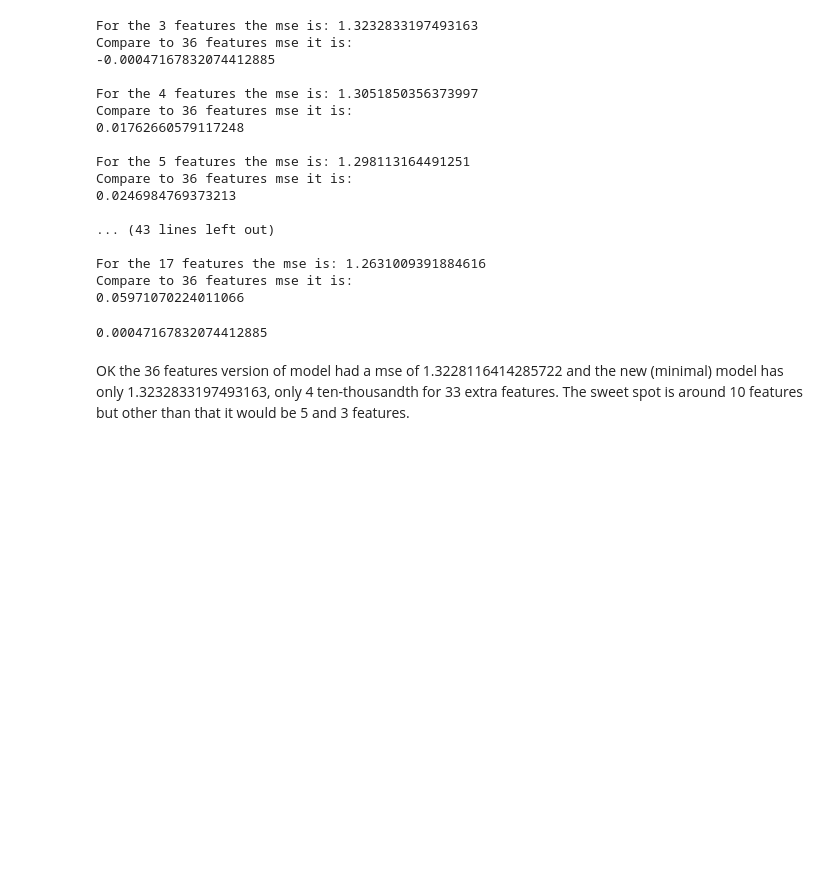
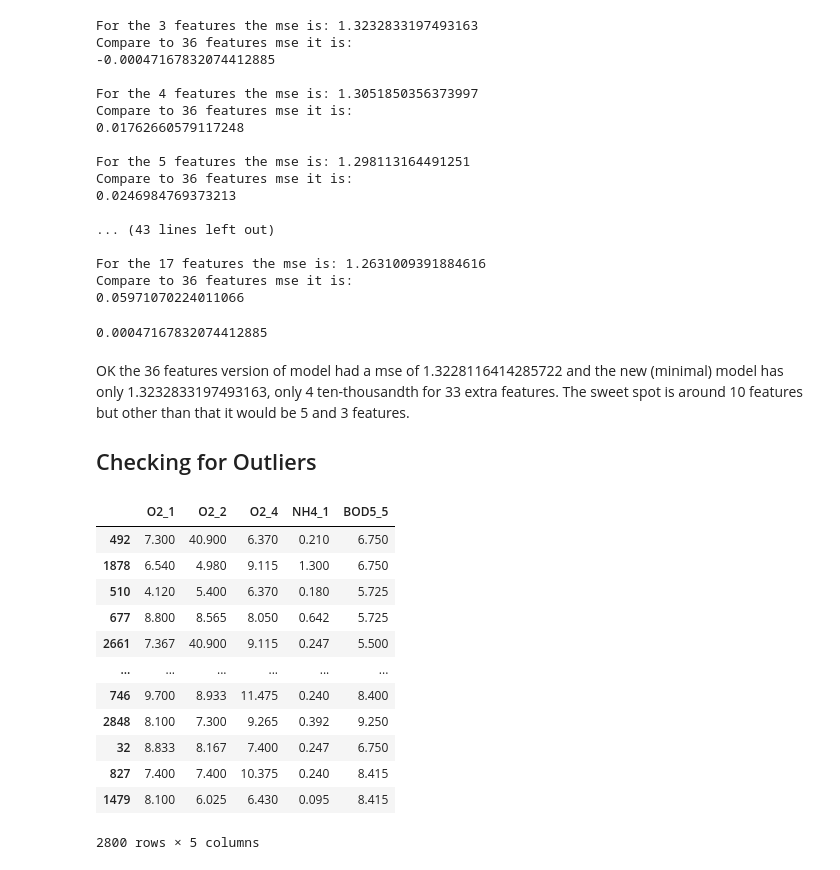
Before and after one commit to ameram/dissolved_o2_augmentation, a Jupyter notebook: playground_3-21.ipynb, the cells around one changed output. Drawn from its saved outputs; the diff is of its cells as text; code cells hidden in the pictures; blank space fills up the shorter version.

```diff
--- a/playground_3-21.ipynb
+++ b/playground_3-21.ipynb
@@ -306,3 +306,5 @@ Compare to 36 features mse it is:
 0.00047167832074412885
 # %% [markdown]
 OK the 36 features version of model had a mse of 1.3228116414285722 and the new (minimal) model has only 1.3232833197493163, only 4 ten-thousandth for 33 extra features. The sweet spot is around 10 features but other than that it would be 5 and 3 features.
+
+## Checking for Outliers
@@ -308,0 +318,16 @@ OK the 36 features version of model had a mse of 1.3228116414285722 and the new
+# %%
+five_f
+# %% [output]
+|  | O2_1 | O2_2 | O2_4 | NH4_1 | BOD5_5 |
+| 492 | 7.300 | 40.900 | 6.370 | 0.210 | 6.750 |
+| 1878 | 6.540 | 4.980 | 9.115 | 1.300 | 6.750 |
+| 510 | 4.120 | 5.400 | 6.370 | 0.180 | 5.725 |
+| 677 | 8.800 | 8.565 | 8.050 | 0.642 | 5.725 |
+| 2661 | 7.367 | 40.900 | 9.115 | 0.247 | 5.500 |
+| ... | ... | ... | ... | ... | ... |
+| 746 | 9.700 | 8.933 | 11.475 | 0.240 | 8.400 |
+| 2848 | 8.100 | 7.300 | 9.265 | 0.392 | 9.250 |
+| 32 | 8.833 | 8.167 | 7.400 | 0.247 | 6.750 |
+| 827 | 7.400 | 7.400 | 10.375 | 0.240 | 8.415 |
+| 1479 | 8.100 | 6.025 | 6.430 | 0.095 | 8.415 |
+2800 rows × 5 columns
```
Also changed, not shown: parts of 9 cells of this notebook, 1 other file.
